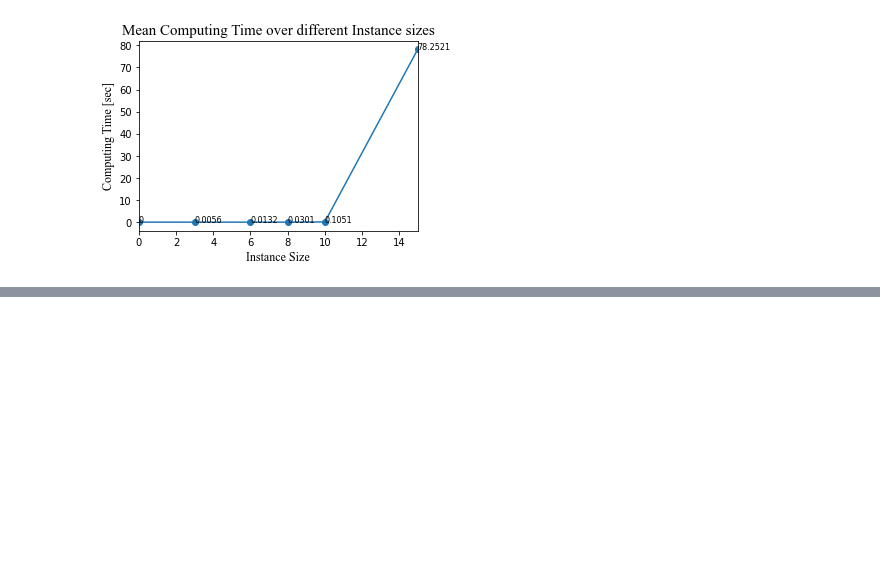
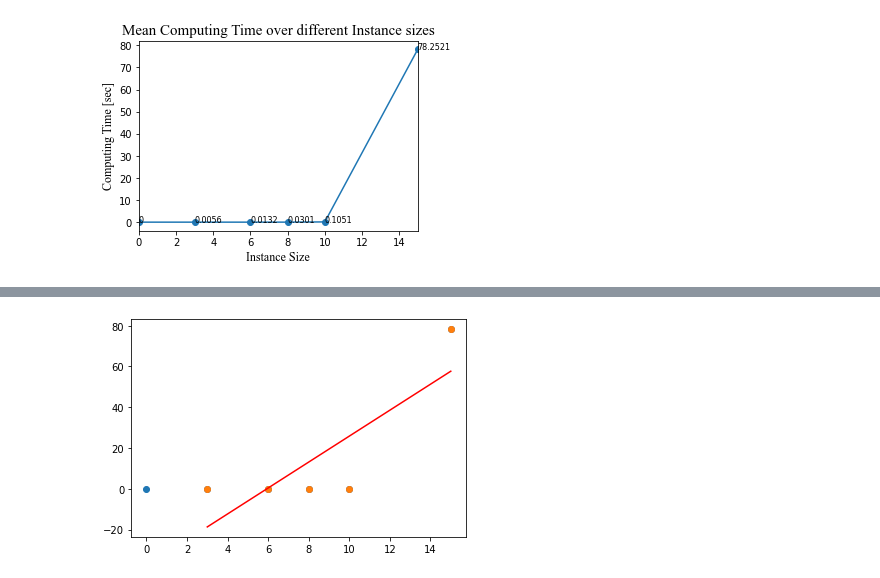
Before and after one commit to felixstillger/model-based_rl, a Jupyter notebook: exact_solver/plot.ipynb, the cells around one changed output, grey strips where cells are left out. Saved outputs shown, nothing was run; the diff lists cells and outputs as text; code cells hidden in the pictures; blank space fills up the shorter version.

```diff
--- a/exact_solver/plot.ipynb
+++ b/exact_solver/plot.ipynb
@@ -124,0 +291,38 @@ print(test.values)
+# %%
+import numpy as np
+import matplotlib.pyplot as plt
+
+def csv_to_data(path):
+        # Creating dataset
+        df=pd.read_csv(path).transpose()
+        #print(df[0])
+        return df[0][1:].values.astype(np.float64)
+data_1 = csv_to_data('/Users/felix/sciebo/masterarbeit/progra/model-based_rl/exact_solver/output3.csv')
+data_2 = csv_to_data('/Users/felix/sciebo/masterarbeit/progra/model-based_rl/exact_solver/output6.csv')
+data_3 = csv_to_data('/Users/felix/sciebo/masterarbeit/progra/model-based_rl/exact_solver/output8.csv')
+data_4 = csv_to_data('/Users/felix/sciebo/masterarbeit/progra/model-based_rl/exact_solver/output10.csv')
+data_5 = csv_to_data('/Users/felix/sciebo/masterarbeit/progra/model-based_rl/exact_solver/output15.csv')
+size=[3,6,8,10,15]
+
+data = [data_1, data_2, data_3, data_4, data_5]
+
+mean=[]
+size_2=[0]+size
+mean.append(0)
+for datum in data:
+    mean.append(round(datum.mean(),4))
+plt.scatter(size_2, mean)
+
+z = np.polyfit((size_2), mean, 2)
+#p = np.poly1d(z)
+#p = scipy.optimize.curve_fit(lambda t,a,b: a+b*np.log(t),  size,  mean)
+x = np.array(size_2[1:], dtype=float) #transform your data in a numpy array of floats
+y = np.array(mean[1:], dtype=float) #transform your data in a numpy array of floats
+
+plt.scatter(x, y)
+coefficients = np.polyfit(x, y, 1)
+poly = np.poly1d(coefficients)
+plt.plot(x, poly(x), 'r')
+plt.show()
+# %% [output]
+[figure, added]
```
Also changed, not shown: parts of 13 cells of this notebook, 1 other file.
